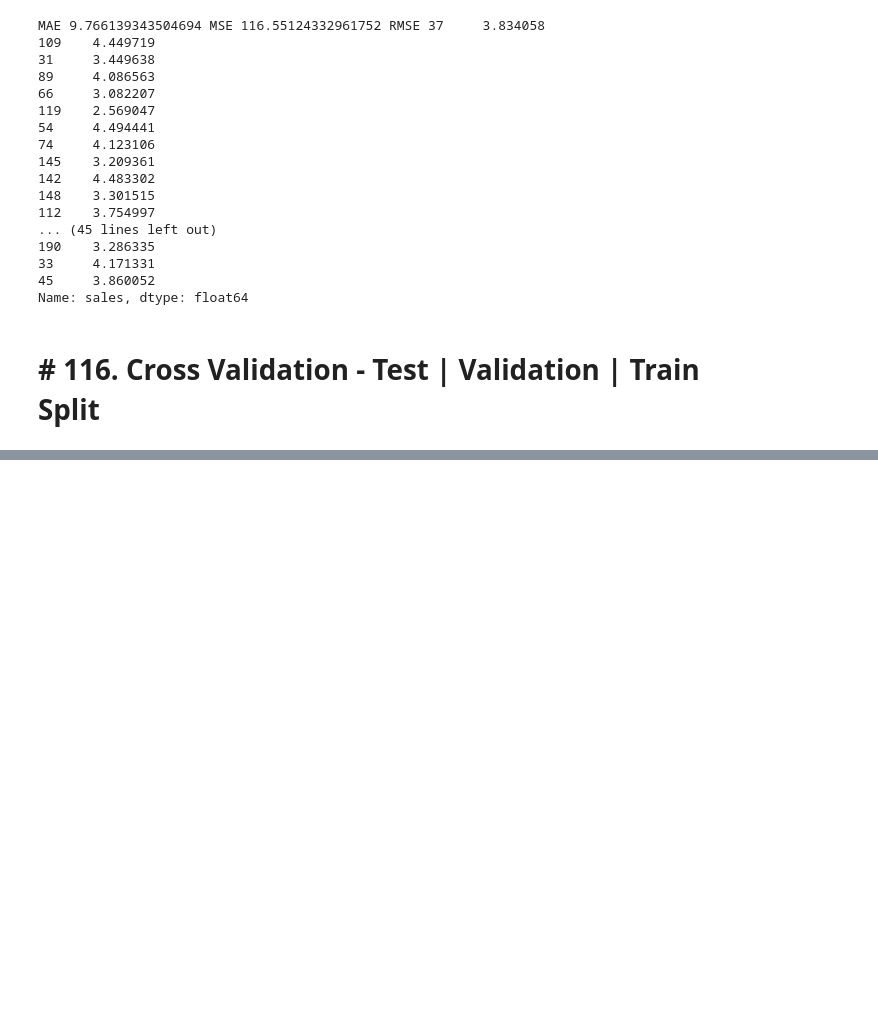
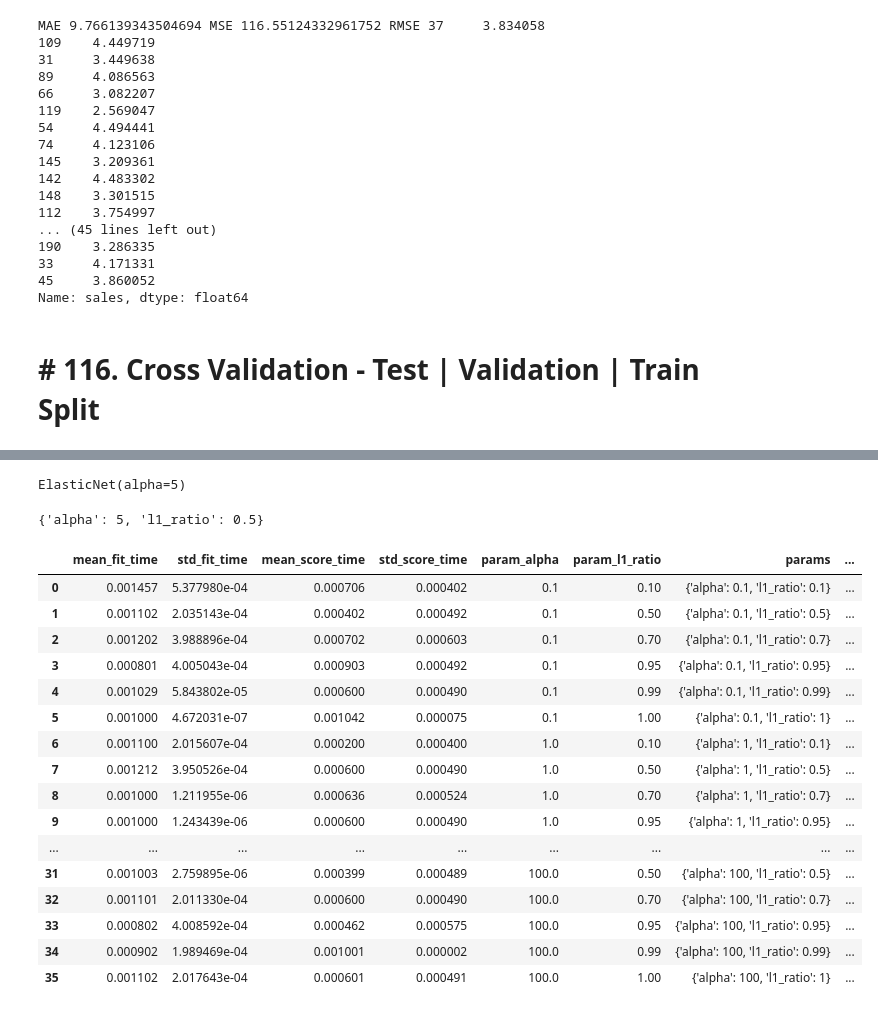
Before and after one commit to ZygimantasB/data_science_ml_learning, a Jupyter notebook: Section 12 Cross Validation, Grid Search, and the Linear Regression Project/Remember 1/remember.ipynb, the cells around one changed output, grey strips where cells are left out. Drawn from its saved outputs; the diff is of its cells as text; code cells hidden in the pictures; blank space fills up the shorter version.

```diff
--- a/Section 12 Cross Validation, Grid Search, and the Linear Regression Project/Remember 1/remember.ipynb
+++ b/Section 12 Cross Validation, Grid Search, and the Linear Regression Project/Remember 1/remember.ipynb
@@ -120,0 +304,5 @@ Name: sales, dtype: float64
+# %%
+base_elastic_net_model = ElasticNet()
+# %%
+param_grid = {'alpha': [0.1, 1, 5, 10, 50, 100],
+              'l1_ratio': [0.1, 0.5, 0.7, 0.95, 0.99, 1]}
@@ -120,0 +311,5 @@ Name: sales, dtype: float64
+# %%
+grid_model = GridSearchCV(estimator=base_elastic_net_model, param_grid=param_grid, scoring='neg_mean_squared_error',
+                          cv=5, verbose=2)
+# %%
+grid_model.fit(X_train, y_train)
@@ -120,0 +338,28 @@ Name: sales, dtype: float64
+# %%
+grid_model.best_estimator_
+# %% [output]
+ElasticNet(alpha=5)
+# %%
+grid_model.best_params_
+# %% [output]
+{'alpha': 5, 'l1_ratio': 0.5}
+# %%
+pd.DataFrame(grid_model.cv_results_)
+# %% [output]
+|  | mean_fit_time | std_fit_time | mean_score_time | std_score_time | param_alpha | param_l1_ratio | params | ... |
+| 0 | 0.001457 | 5.377980e-04 | 0.000706 | 0.000402 | 0.1 | 0.10 | {'alpha': 0.1, 'l1_ratio': 0.1} | ... |
+| 1 | 0.001102 | 2.035143e-04 | 0.000402 | 0.000492 | 0.1 | 0.50 | {'alpha': 0.1, 'l1_ratio': 0.5} | ... |
+| 2 | 0.001202 | 3.988896e-04 | 0.000702 | 0.000603 | 0.1 | 0.70 | {'alpha': 0.1, 'l1_ratio': 0.7} | ... |
+| 3 | 0.000801 | 4.005043e-04 | 0.000903 | 0.000492 | 0.1 | 0.95 | {'alpha': 0.1, 'l1_ratio': 0.95} | ... |
+| 4 | 0.001029 | 5.843802e-05 | 0.000600 | 0.000490 | 0.1 | 0.99 | {'alpha': 0.1, 'l1_ratio': 0.99} | ... |
+| 5 | 0.001000 | 4.672031e-07 | 0.001042 | 0.000075 | 0.1 | 1.00 | {'alpha': 0.1, 'l1_ratio': 1} | ... |
+| 6 | 0.001100 | 2.015607e-04 | 0.000200 | 0.000400 | 1.0 | 0.10 | {'alpha': 1, 'l1_ratio': 0.1} | ... |
+| 7 | 0.001212 | 3.950526e-04 | 0.000600 | 0.000490 | 1.0 | 0.50 | {'alpha': 1, 'l1_ratio': 0.5} | ... |
+| 8 | 0.001000 | 1.211955e-06 | 0.000636 | 0.000524 | 1.0 | 0.70 | {'alpha': 1, 'l1_ratio': 0.7} | ... |
+| 9 | 0.001000 | 1.243439e-06 | 0.000600 | 0.000490 | 1.0 | 0.95 | {'alpha': 1, 'l1_ratio': 0.95} | ... |
+| ... | ... | ... | ... | ... | ... | ... | ... | ... |
+| 31 | 0.001003 | 2.759895e-06 | 0.000399 | 0.000489 | 100.0 | 0.50 | {'alpha': 100, 'l1_ratio': 0.5} | ... |
+| 32 | 0.001101 | 2.011330e-04 | 0.000600 | 0.000490 | 100.0 | 0.70 | {'alpha': 100, 'l1_ratio': 0.7} | ... |
+| 33 | 0.000802 | 4.008592e-04 | 0.000462 | 0.000575 | 100.0 | 0.95 | {'alpha': 100, 'l1_ratio': 0.95} | ... |
+| 34 | 0.000902 | 1.989469e-04 | 0.001001 | 0.000002 | 100.0 | 0.99 | {'alpha': 100, 'l1_ratio': 0.99} | ... |
+| 35 | 0.001102 | 2.017643e-04 | 0.000601 | 0.000491 | 100.0 | 1.00 | {'alpha': 100, 'l1_ratio': 1} | ... |
```
Also changed, not shown: parts of 72 cells of this notebook, 2 other files.
